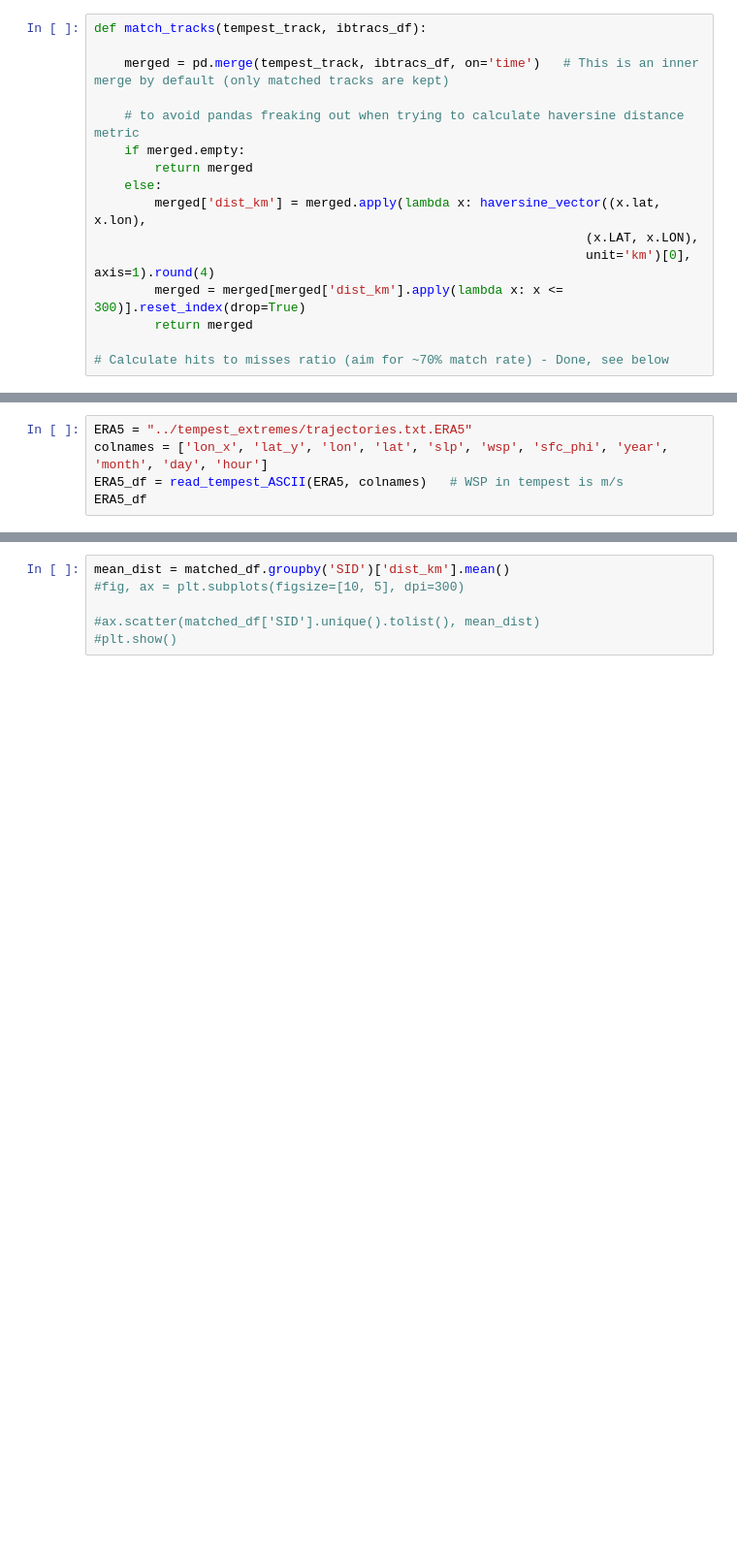
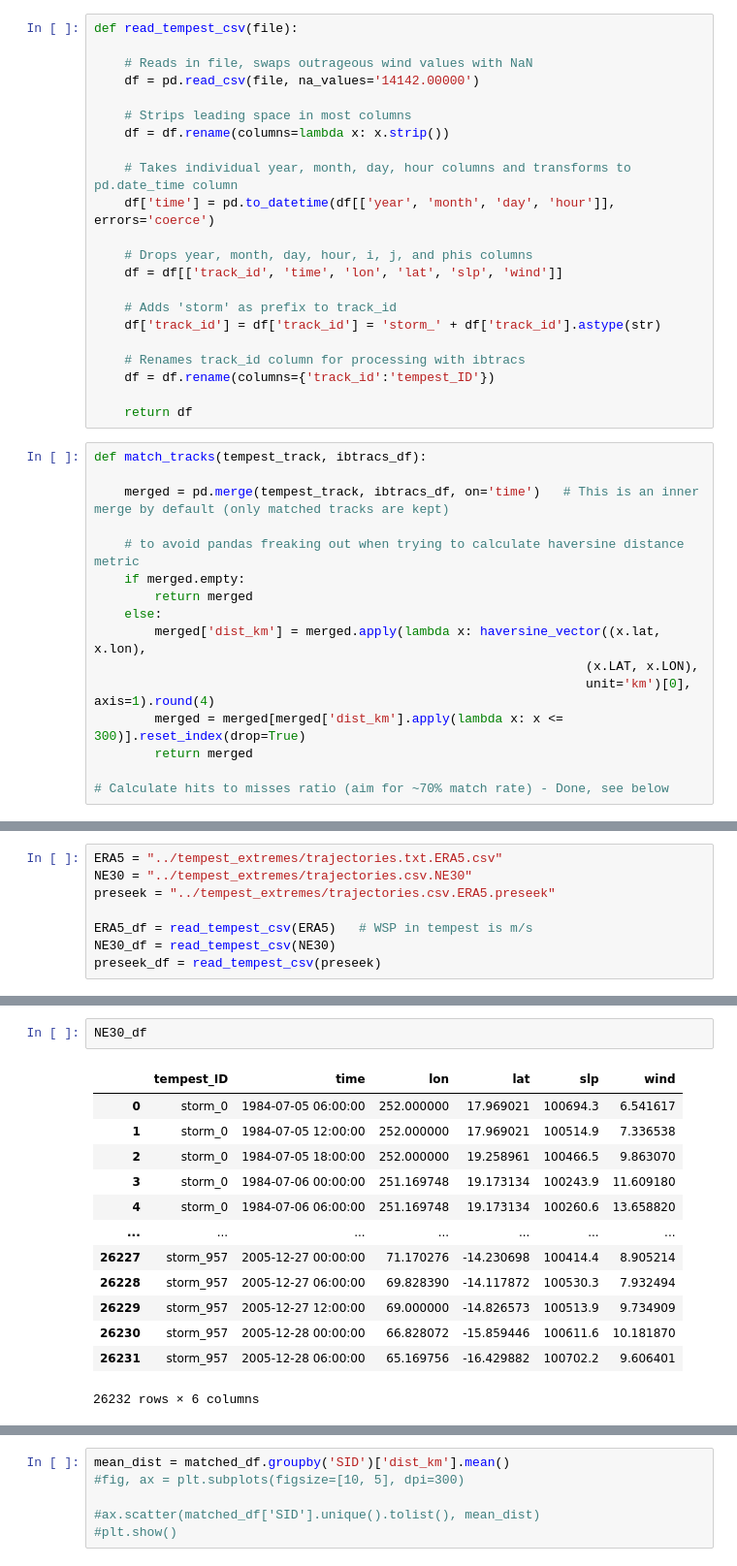
Before and after one commit to cdeciampa/uviz, a Jupyter notebook: mpas_tools/debugging_notebooks/tempest_wrangling_csv.ipynb, the cells around one changed output, grey strips where cells are left out. Shown at 97% size. Saved outputs shown, nothing was run; the diff lists cells and outputs as text; blank space fills up the shorter version.

```diff
--- a/mpas_tools/debugging_notebooks/tempest_wrangling_csv.ipynb
+++ b/mpas_tools/debugging_notebooks/tempest_wrangling_csv.ipynb
@@ -55,6 +55,28 @@ def read_tempest_ASCII(file, colnames):
     df_concat = pd.concat([dfi for dfi in dfs]).reset_index(drop=True)
 
     return df_concat
+# %%
+def read_tempest_csv(file):
+
+    # Reads in file, swaps outrageous wind values with NaN
+    df = pd.read_csv(file, na_values='14142.00000')
+
+    # Strips leading space in most columns
+    df = df.rename(columns=lambda x: x.strip())
+
+    # Takes individual year, month, day, hour columns and transforms to pd.date_time column
+    df['time'] = pd.to_datetime(df[['year', 'month', 'day', 'hour']], errors='coerce')
+
+    # Drops year, month, day, hour, i, j, and phis columns
+    df = df[['track_id', 'time', 'lon', 'lat', 'slp', 'wind']]
+
+    # Adds 'storm' as prefix to track_id
+    df['track_id'] = df['track_id'] = 'storm_' + df['track_id'].astype(str)
+
+    # Renames track_id column for processing with ibtracs
+    df = df.rename(columns={'track_id':'tempest_ID'})
+
+    return df
 # %%
 def match_tracks(tempest_track, ibtracs_df):
 
@@ -76,5 +96,8 @@ def match_tracks(tempest_track, ibtracs_df):
 # %%
-ERA5 = "../tempest_extremes/trajectories.txt.ERA5"
-colnames = ['lon_x', 'lat_y', 'lon', 'lat', 'slp', 'wsp', 'sfc_phi', 'year', 'month', 'day', 'hour']
-ERA5_df = read_tempest_ASCII(ERA5, colnames)   # WSP in tempest is m/s
-ERA5_df
+ERA5 = "../tempest_extremes/trajectories.txt.ERA5.csv"
+NE30 = "../tempest_extremes/trajectories.csv.NE30"
+preseek = "../tempest_extremes/trajectories.csv.ERA5.preseek"
+
+ERA5_df = read_tempest_csv(ERA5)   # WSP in tempest is m/s
+NE30_df = read_tempest_csv(NE30)
+preseek_df = read_tempest_csv(preseek)
@@ -98,0 +120,16 @@ ibtracs_csv = "../tempest_extremes/ibtracs.since1980.list.v04r00.csv"
+# %%
+NE30_df
+# %% [output]
+|  | tempest_ID | time | lon | lat | slp | wind |
+| 0 | storm_0 | 1984-07-05 06:00:00 | 252.000000 | 17.969021 | 100694.3 | 6.541617 |
+| 1 | storm_0 | 1984-07-05 12:00:00 | 252.000000 | 17.969021 | 100514.9 | 7.336538 |
+| 2 | storm_0 | 1984-07-05 18:00:00 | 252.000000 | 19.258961 | 100466.5 | 9.863070 |
+| 3 | storm_0 | 1984-07-06 00:00:00 | 251.169748 | 19.173134 | 100243.9 | 11.609180 |
+| 4 | storm_0 | 1984-07-06 06:00:00 | 251.169748 | 19.173134 | 100260.6 | 13.658820 |
+| ... | ... | ... | ... | ... | ... | ... |
+| 26227 | storm_957 | 2005-12-27 00:00:00 | 71.170276 | -14.230698 | 100414.4 | 8.905214 |
+| 26228 | storm_957 | 2005-12-27 06:00:00 | 69.828390 | -14.117872 | 100530.3 | 7.932494 |
+| 26229 | storm_957 | 2005-12-27 12:00:00 | 69.000000 | -14.826573 | 100513.9 | 9.734909 |
+| 26230 | storm_957 | 2005-12-28 00:00:00 | 66.828072 | -15.859446 | 100611.6 | 10.181870 |
+| 26231 | storm_957 | 2005-12-28 06:00:00 | 65.169756 | -16.429882 | 100702.2 | 9.606401 |
+26232 rows × 6 columns
```
Also changed, not shown: parts of 18 cells of this notebook, 2 other files.
